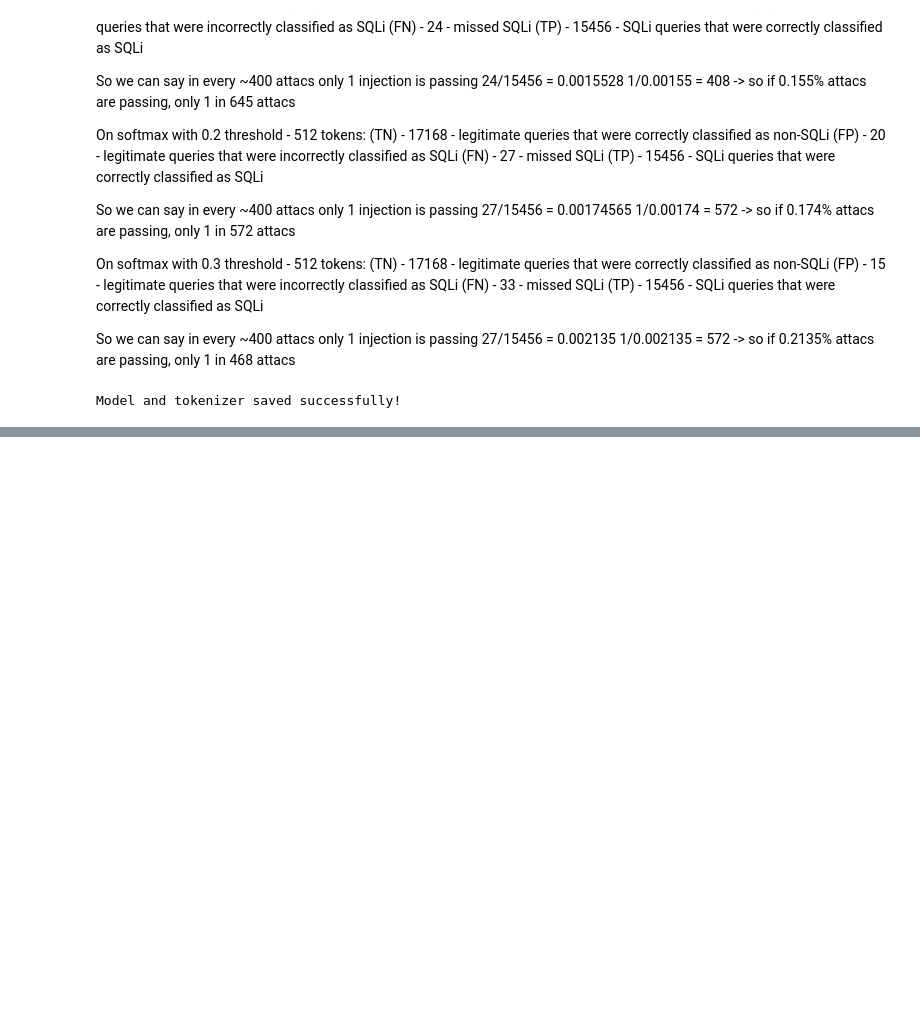
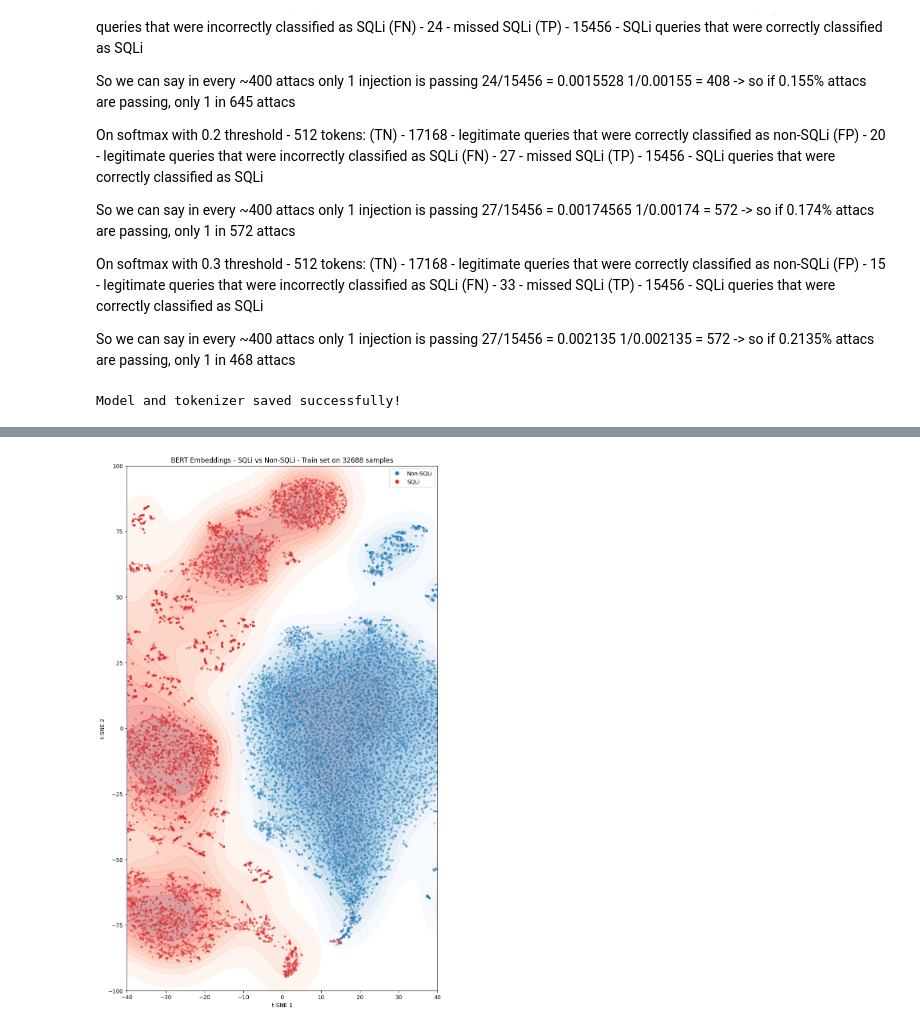
Before and after one commit to viserionnina/bert-sqli-detection, a Jupyter notebook: notebooks/training.ipynb, the cells around one changed output, grey strips where cells are left out. Cells and saved outputs as stored; diff of their text form; code cells hidden in the pictures; blank space fills up the shorter version.

```diff
--- a/notebooks/training.ipynb
+++ b/notebooks/training.ipynb
@@ -663,0 +707,27 @@ Model and tokenizer saved successfully!
+# %%
+import seaborn as sns
+from matplotlib.lines import Line2D
+
+fig, ax = plt.subplots(figsize=(10, 17))
+
+for label, cmap, color, name in [(0, 'Blues', '#1f77b4', 'Non-SQLi'), (1, 'Reds', '#d62728', 'SQLi')]:
+    idx = np.where(y == label)
+    points = X_2d[idx]
+    sns.kdeplot(x=points[:, 0], y=points[:, 1], cmap=cmap, fill=True, alpha=0.4, ax=ax)
+    ax.scatter(points[:, 0], points[:, 1], c=color, alpha=0.3, s=8)
+
+# zoom na granicu
+ax.set_xlim(-40, 40)
+ax.set_ylim(-100, 100)
+
+# ručna legenda
+legend_elements = [Line2D([0], [0], marker='o', color='w', markerfacecolor='#1f77b4', markersize=8, label='Non-SQLi'),
+                   Line2D([0], [0], marker='o', color='w', markerfacecolor='#d62728', markersize=8, label='SQLi')]
+ax.legend(handles=legend_elements)
+ax.set_xlabel('t-SNE 1')
+ax.set_ylabel('t-SNE 2')
+ax.set_title('BERT Embeddings - SQLi vs Non-SQLi - Train set on 32688 samples')
+plt.savefig('../results/tsne_kde_32688_samples_border.png', dpi=300, bbox_inches='tight')
+plt.show()
+# %% [output]
+[figure, added]
```
Also changed, not shown: parts of 6 cells of this notebook, 11 other files.
